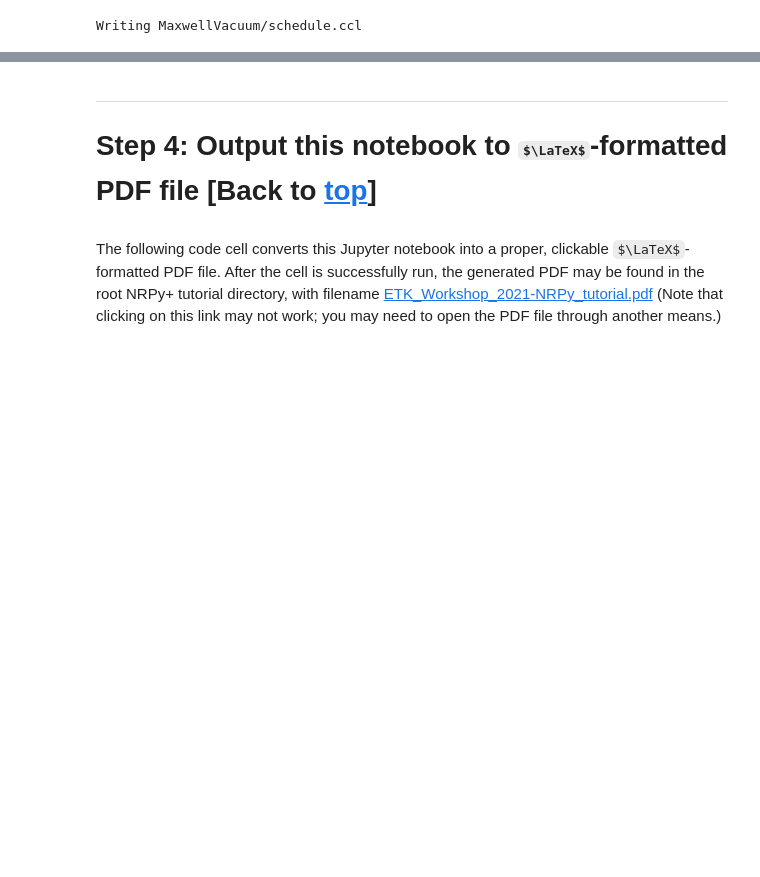
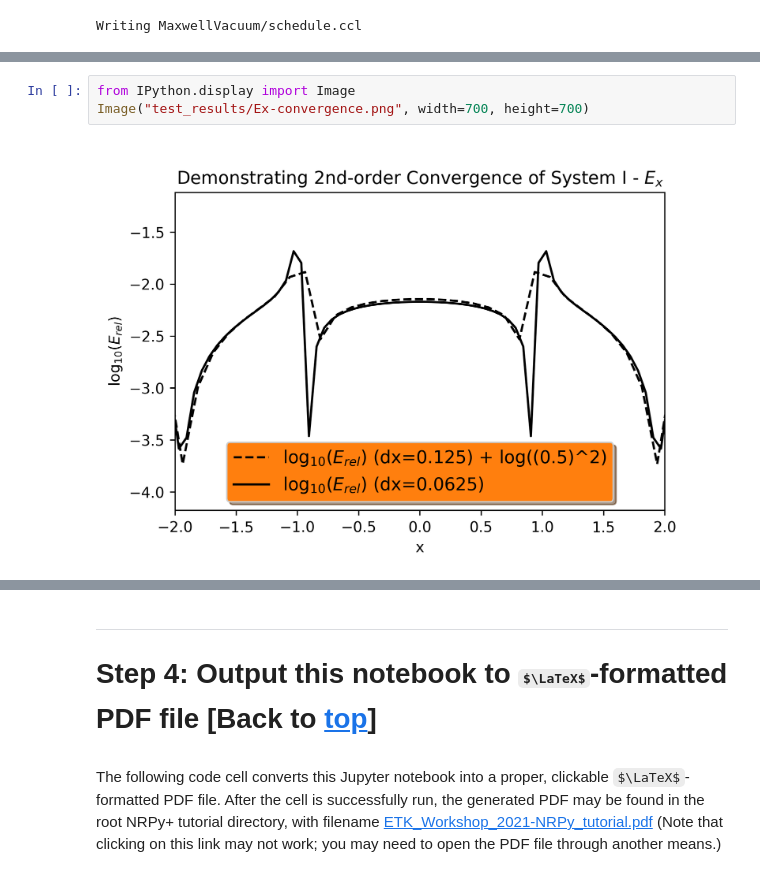
Before and after one commit to leowerneck/NRPy_Tutorial_ETK_Workshop_2021, a Jupyter notebook: ETK_Workshop_2021-NRPy_tutorial.ipynb, the cells around one changed output, grey strips where cells are left out. Saved outputs shown, nothing was run; the diff lists cells and outputs as text; some formulas as TeX source; blank space fills up the shorter version.

Commit message:
ETK_Workshop_2021-NRPy_tutorial.ipynb: added code validation results

```diff
--- a/ETK_Workshop_2021-NRPy_tutorial.ipynb
+++ b/ETK_Workshop_2021-NRPy_tutorial.ipynb
@@ -1753,0 +1764,5 @@ $$\label{results}$$
+# %%
+from IPython.display import Image
+Image("test_results/Ex-convergence.png", width=700, height=700)
+# %% [output]
+[figure, added]
```
Also changed, not shown: parts of 7 cells of this notebook.
